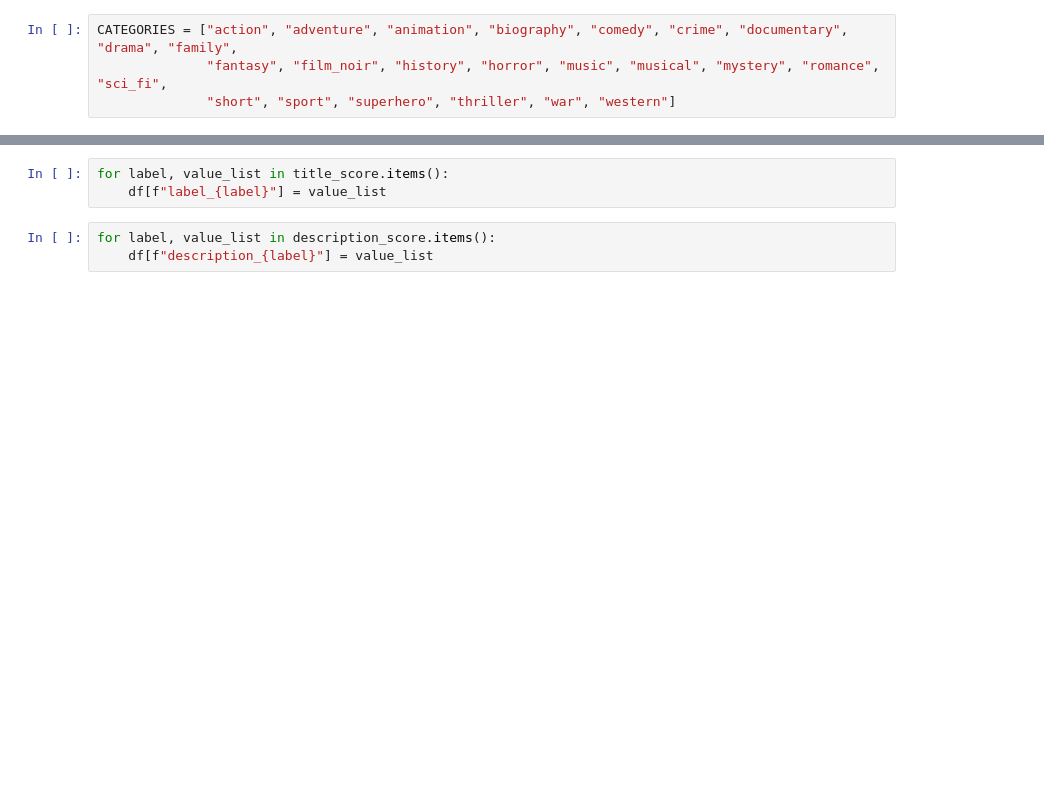
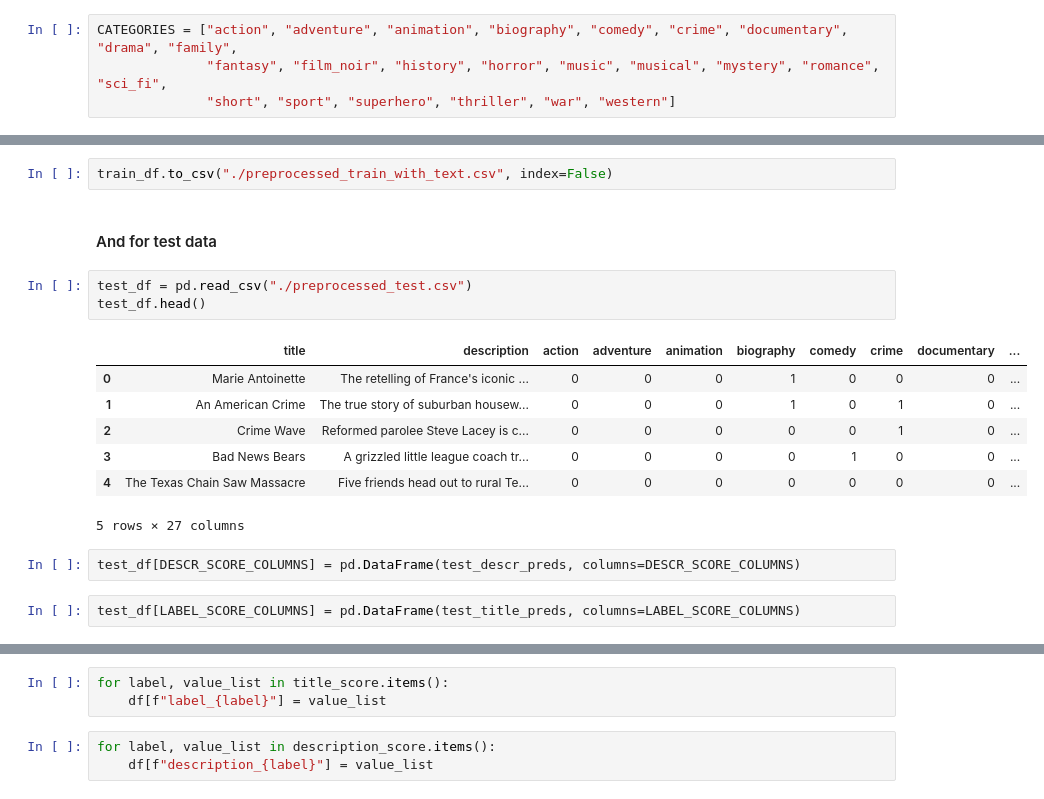
Before and after one commit to DmitryPogrebnoy/IndustrialML_ITMO, a Jupyter notebook: task2/extract_features_from_texts.ipynb, the cells around one changed output, grey strips where cells are left out. Cells and saved outputs as stored; diff of their text form; blank space fills up the shorter version.

```diff
--- a/task2/extract_features_from_texts.ipynb
+++ b/task2/extract_features_from_texts.ipynb
@@ -41,0 +603,19 @@ classifier = pipeline("zero-shot-classification", model="facebook/bart-large-mnl
+# %%
+train_df.to_csv("./preprocessed_train_with_text.csv", index=False)
+# %% [markdown]
+#### And for test data
+# %%
+test_df = pd.read_csv("./preprocessed_test.csv")
+test_df.head()
+# %% [output]
+|  | title | description | action | adventure | animation | biography | comedy | crime | documentary | ... |
+| 0 | Marie Antoinette | The retelling of France's iconic ... | 0 | 0 | 0 | 1 | 0 | 0 | 0 | ... |
+| 1 | An American Crime | The true story of suburban housew... | 0 | 0 | 0 | 1 | 0 | 1 | 0 | ... |
+| 2 | Crime Wave | Reformed parolee Steve Lacey is c... | 0 | 0 | 0 | 0 | 0 | 1 | 0 | ... |
+| 3 | Bad News Bears | A grizzled little league coach tr... | 0 | 0 | 0 | 0 | 1 | 0 | 0 | ... |
+| 4 | The Texas Chain Saw Massacre | Five friends head out to rural Te... | 0 | 0 | 0 | 0 | 0 | 0 | 0 | ... |
+5 rows × 27 columns
+# %%
+test_df[DESCR_SCORE_COLUMNS] = pd.DataFrame(test_descr_preds, columns=DESCR_SCORE_COLUMNS)
+# %%
+test_df[LABEL_SCORE_COLUMNS] = pd.DataFrame(test_title_preds, columns=LABEL_SCORE_COLUMNS)
```
Also changed, not shown: parts of 71 cells of this notebook, 3 other files.
